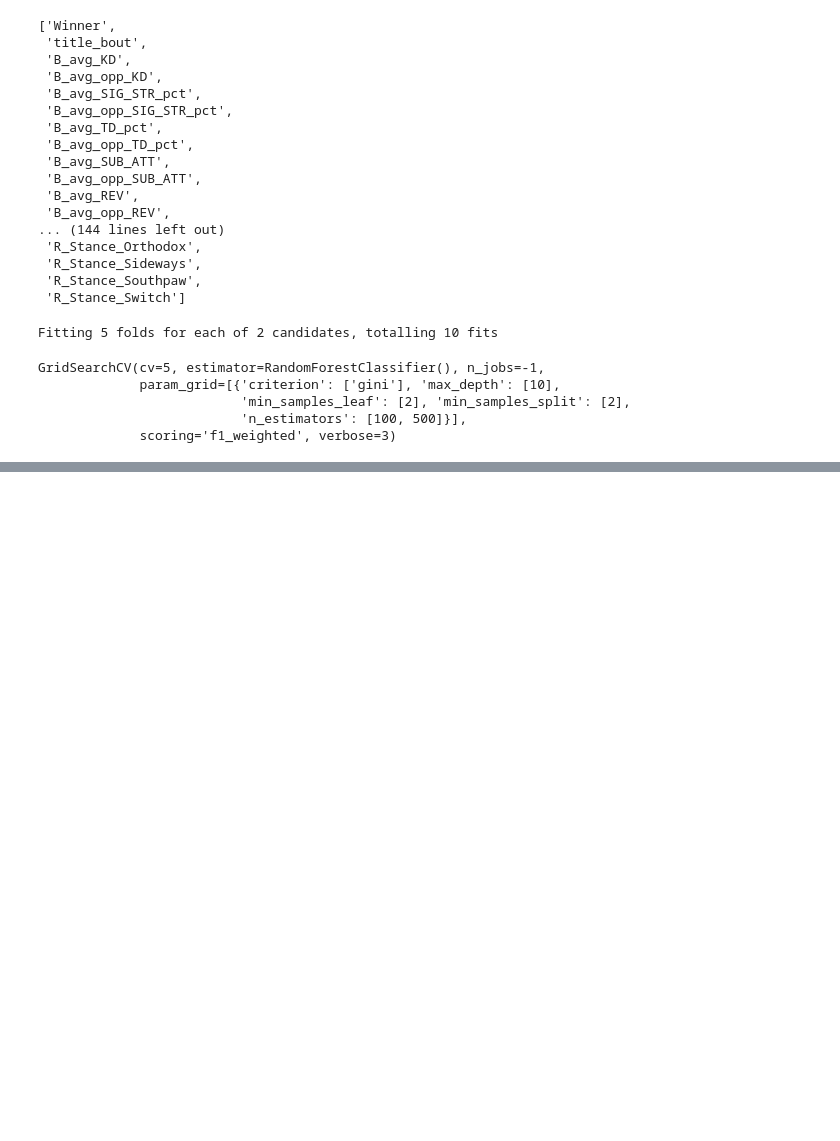
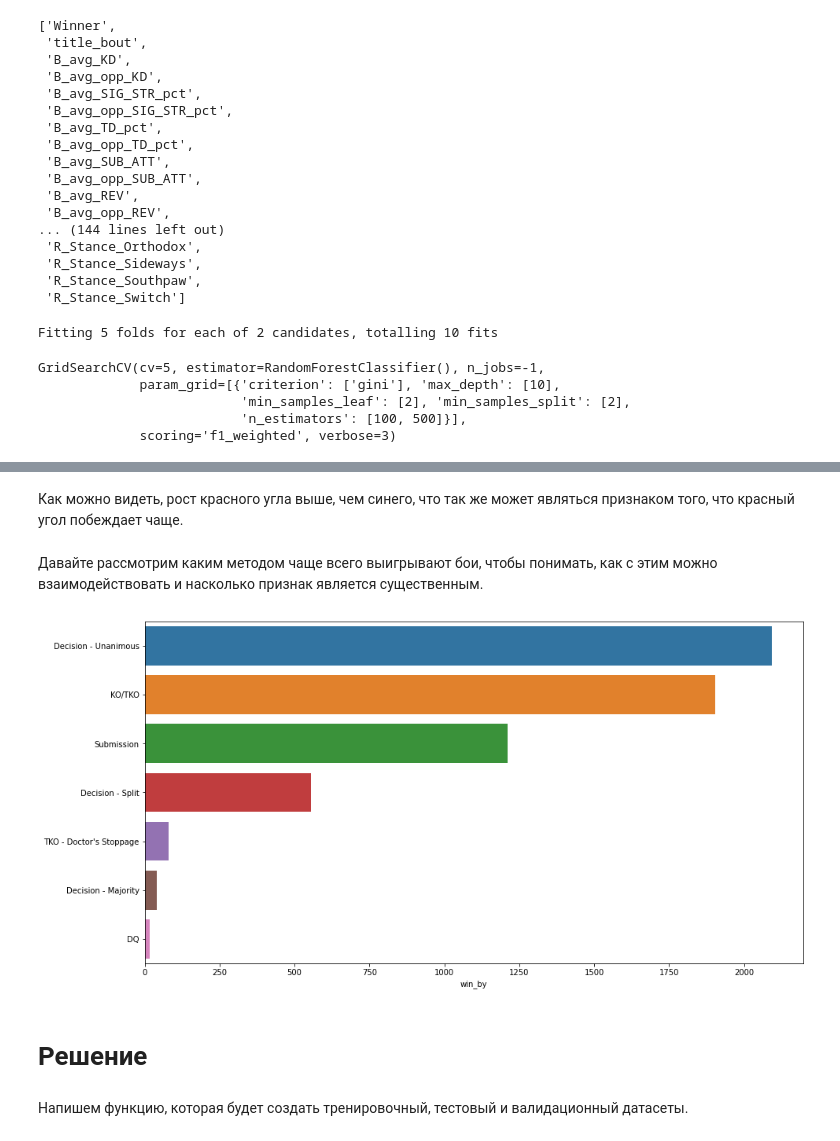
Before and after one commit to Lpshkn/Tutors, a Jupyter notebook: Practice/UFC-1993-2021/Base solution.ipynb, the cells around one changed output, grey strips where cells are left out. Drawn from its saved outputs; the diff is of its cells as text; code cells hidden in the pictures; blank space fills up the shorter version.

```diff
--- a/Practice/UFC-1993-2021/Base solution.ipynb
+++ b/Practice/UFC-1993-2021/Base solution.ipynb
@@ -175,0 +450,14 @@ R_Stance_Sideways 0.0
+# %% [markdown]
+Как можно видеть, рост красного угла выше, чем синего, что так же может являться признаком того, что красный угол побеждает чаще.
+# %% [markdown]
+Давайте рассмотрим каким методом чаще всего выигрывают бои, чтобы понимать, как с этим можно взаимодействовать и насколько признак является существенным.
+# %%
+plt.figure(figsize=(15, 8))
+sns.barplot(x=raw_data['win_by'].value_counts(), y=raw_data['win_by'].value_counts().index)
+plt.show()
+# %% [output]
+[figure, added]
+# %% [markdown]
+# Решение
+# %% [markdown]
+Напишем функцию, которая будет создать тренировочный, тестовый и валидационный датасеты.
```
Also changed, not shown: parts of 76 cells of this notebook, 1 other file.
